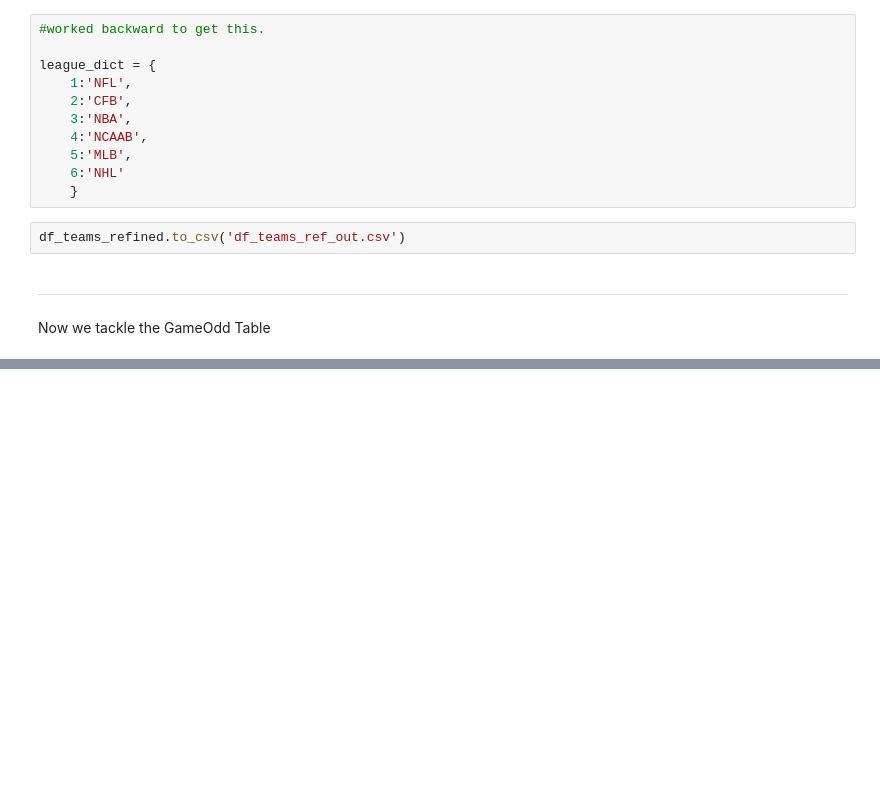
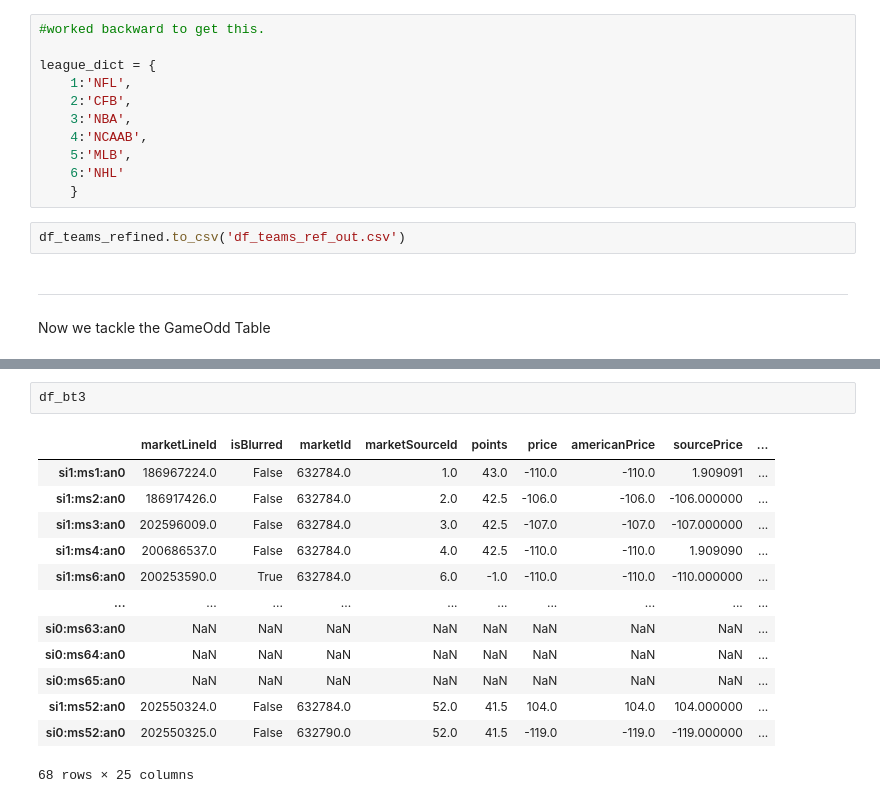
Before and after one commit to ammoore121/SportsBetting, a Jupyter notebook: Unabated_Insomnia_ETL.ipynb, the cells around one changed output, grey strips where cells are left out. Drawn from its saved outputs; the diff is of its cells as text; blank space fills up the shorter version.

```diff
--- a/Unabated_Insomnia_ETL.ipynb
+++ b/Unabated_Insomnia_ETL.ipynb
@@ -315,0 +340,16 @@ df_gameOdds.iat[0,0]
+# %%
+df_bt3
+# %% [output]
+|  | marketLineId | isBlurred | marketId | marketSourceId | points | price | americanPrice | sourcePrice | ... |
+| si1:ms1:an0 | 186967224.0 | False | 632784.0 | 1.0 | 43.0 | -110.0 | -110.0 | 1.909091 | ... |
+| si1:ms2:an0 | 186917426.0 | False | 632784.0 | 2.0 | 42.5 | -106.0 | -106.0 | -106.000000 | ... |
+| si1:ms3:an0 | 202596009.0 | False | 632784.0 | 3.0 | 42.5 | -107.0 | -107.0 | -107.000000 | ... |
+| si1:ms4:an0 | 200686537.0 | False | 632784.0 | 4.0 | 42.5 | -110.0 | -110.0 | 1.909090 | ... |
+| si1:ms6:an0 | 200253590.0 | True | 632784.0 | 6.0 | -1.0 | -110.0 | -110.0 | -110.000000 | ... |
+| ... | ... | ... | ... | ... | ... | ... | ... | ... | ... |
+| si0:ms63:an0 | NaN | NaN | NaN | NaN | NaN | NaN | NaN | NaN | ... |
+| si0:ms64:an0 | NaN | NaN | NaN | NaN | NaN | NaN | NaN | NaN | ... |
+| si0:ms65:an0 | NaN | NaN | NaN | NaN | NaN | NaN | NaN | NaN | ... |
+| si1:ms52:an0 | 202550324.0 | False | 632784.0 | 52.0 | 41.5 | 104.0 | 104.0 | 104.000000 | ... |
+| si0:ms52:an0 | 202550325.0 | False | 632790.0 | 52.0 | 41.5 | -119.0 | -119.0 | -119.000000 | ... |
+68 rows × 25 columns
```
Also changed, not shown: parts of 14 cells of this notebook.
